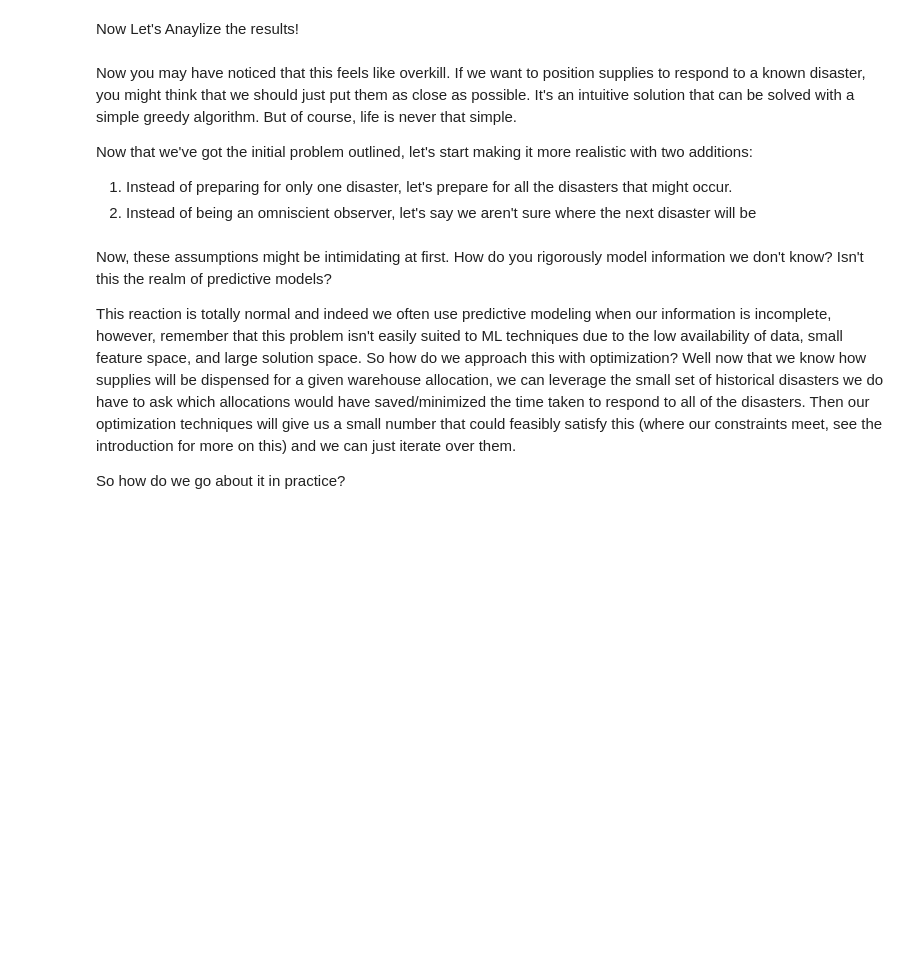
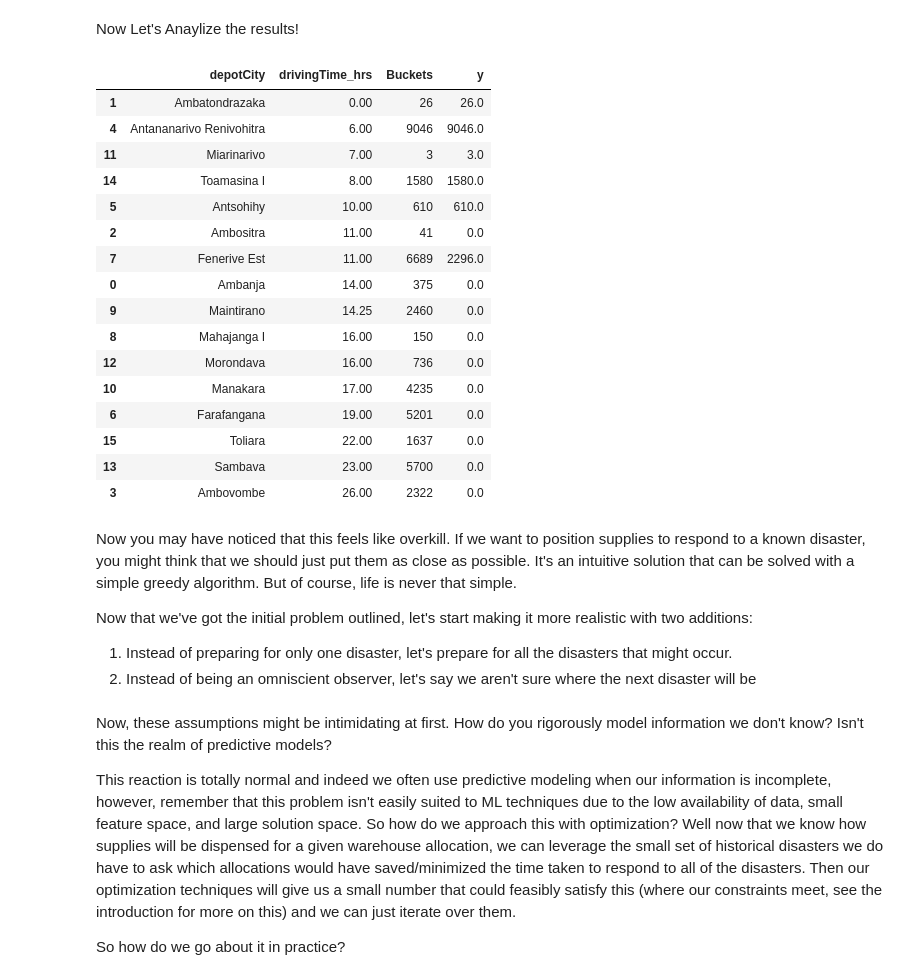
Before and after one commit to yurchisin/disaster_prepositioning, a Jupyter notebook: content/disaster_prepositioning_3.ipynb, the cells around one changed output. Drawn from its saved outputs; the diff is of its cells as text; code cells hidden in the pictures; blank space fills up the shorter version.

```diff
--- a/content/disaster_prepositioning_3.ipynb
+++ b/content/disaster_prepositioning_3.ipynb
@@ -40,17 +40,21 @@ So now let's solve this model.
 # %%
 import gurobipy as gp
 from gurobipy import GRB
+import pandas as pd
 
-# prep distance matrix
-df_distance, relevant_warehouses, BucketsNeeded = get_distance_matrix(dataset)
-t = df_distance.drivingTime_hrs
-n = len(relevant_warehouses)
+simple_Allocation = pd.read_csv("data/simple_Allocation.csv")
+
+# Prep data
+BucketsNeeded = 13561
+n = len(simple_Allocation)
+t = simple_Allocation.drivingTime_hrs
+b = simple_Allocation.Buckets
 
 # Create model
 model = gp.Model("simple_Allocation")
 
 # Add decision variables
-y = model.addVars(n, vtype=GRB.INTEGER, name="Warehouse_Allocation")
+y = model.addVars(n, name="Warehouse_Allocation")
 
 # Add constraint to meet demand
 model.addConstr(
@@ -58,12 +62,13 @@ model.addConstr(
 )
 
 # Add in warehouse_constraints
-for i, supplies in enumerate(relevant_warehouses):
-    model.addConstr(y[i] <= supplies[2], name=f"warehouse_endowment_{i}")
+for i in range(n):
+    model.addConstr(y[i] <= b[i], name=f"warehouse_endowment_{i}")
 
+# Note we don't have a constraint for y >= 0 since it's assumed in the variable definition
 # Add objective
 objective = gp.quicksum(t[i] * y[i] for i in range(n))
 model.setObjective(objective, GRB.MINIMIZE)
 
-# Solve the model
+# Fire up the solver!
 model.optimize()
@@ -84,3 +95,28 @@ b.sort_values("distance")
+# %%
+y_sol = []
+for i in range(n):
+    y_sol.append(y[i].X)
+simple_Allocation_sol = simple_Allocation.copy()
+simple_Allocation_sol["y"] = y_sol
+simple_Allocation_sol.sort_values("drivingTime_hrs")
+# %% [output]
+|  | depotCity | drivingTime_hrs | Buckets | y |
+| 1 | Ambatondrazaka | 0.00 | 26 | 26.0 |
+| 4 | Antananarivo Renivohitra | 6.00 | 9046 | 9046.0 |
+| 11 | Miarinarivo | 7.00 | 3 | 3.0 |
+| 14 | Toamasina I | 8.00 | 1580 | 1580.0 |
+| 5 | Antsohihy | 10.00 | 610 | 610.0 |
+| 2 | Ambositra | 11.00 | 41 | 0.0 |
+| 7 | Fenerive Est | 11.00 | 6689 | 2296.0 |
+| 0 | Ambanja | 14.00 | 375 | 0.0 |
+| 9 | Maintirano | 14.25 | 2460 | 0.0 |
+| 8 | Mahajanga I | 16.00 | 150 | 0.0 |
+| 12 | Morondava | 16.00 | 736 | 0.0 |
+| 10 | Manakara | 17.00 | 4235 | 0.0 |
+| 6 | Farafangana | 19.00 | 5201 | 0.0 |
+| 15 | Toliara | 22.00 | 1637 | 0.0 |
+| 13 | Sambava | 23.00 | 5700 | 0.0 |
+| 3 | Ambovombe | 26.00 | 2322 | 0.0 |
 # %% [markdown]
 Now you may have noticed that this feels like overkill. If we want to position supplies to respond to a known disaster, you might think that we should just put them as close as possible. It's an intuitive solution that can be solved with a simple greedy algorithm. But of course, life is never that simple.
 
```
Also changed, not shown: parts of 3 cells of this notebook.
